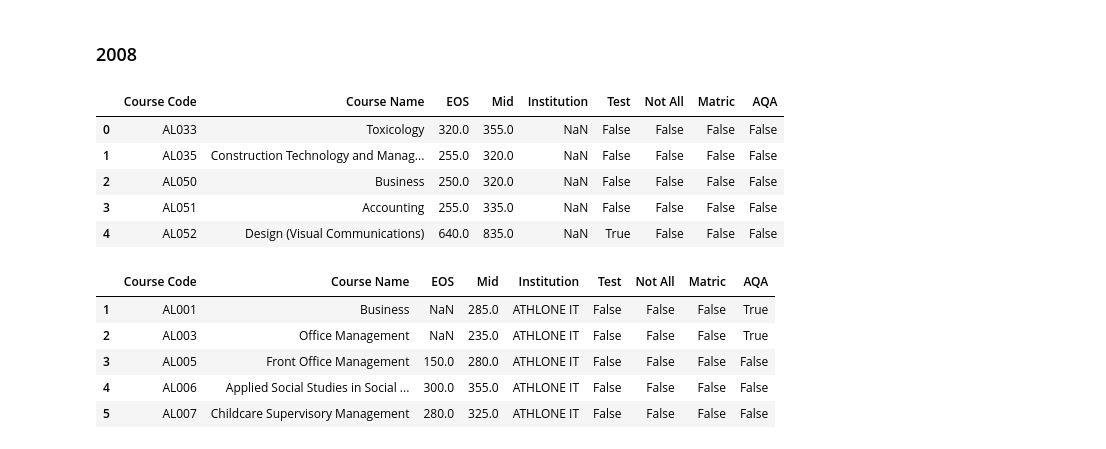
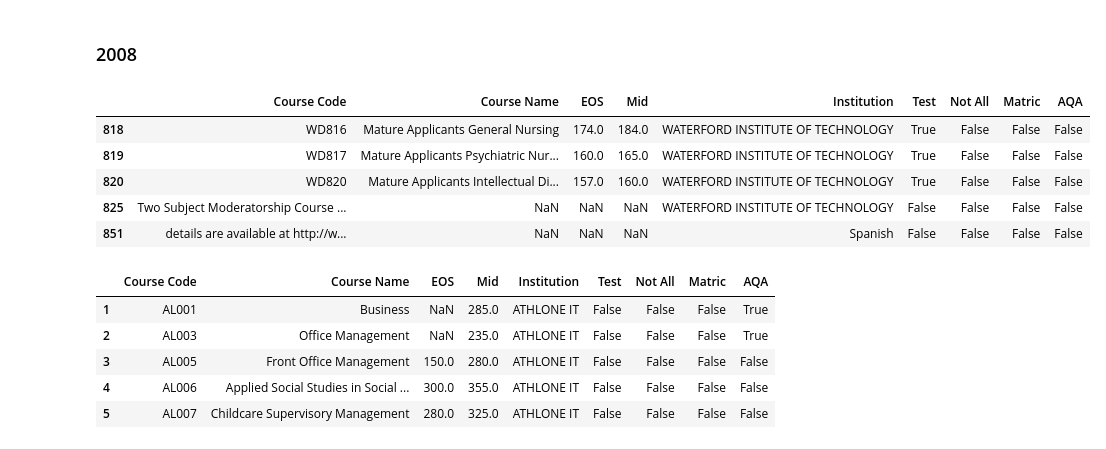
Before and after one commit to fod/fundamentals-data-analysis, a Jupyter notebook: cao.ipynb, the cells around one changed output. Cells and saved outputs as stored; diff of their text form; code cells hidden in the pictures.

Commit message:
parse one page of broad sheet tables - cao(2007)

```diff
--- a/cao.ipynb
+++ b/cao.ipynb
@@ -295,7 +295,7 @@ The 2019 points data is held in two PDF files, one for level 8 courses and one f
 # %%
 def read_cao_pdf(pdf_path, header_row=None, splitfirst=False, table_num=0, drop_col=None, merge_drop=None):
 
-    df = read_pdf(pdf_path, pages='all', multiple_tables=True)[table_num]
+    df = read_pdf(pdf_path, pages='all', multiple_tables=False)[table_num]
 
     # 2016 data has a ghost column
     if drop_col is not None:
@@ -698,16 +698,16 @@ df76_09.head()
 # %%
 # read the level 8 pdf, extracting tables into a single dataframe
 pdf_path = os.path.join(data_dir, "cao_2008_lvl8.pdf")
 df8_08 = read_cao_pdf(pdf_path, header_row=27)
 
-df8_08.head()
+df8_08.tail()
 # %% [output]
 |  | Course Code | Course Name | EOS | Mid | Institution | Test | Not All | Matric | AQA |
-| 0 | AL033 | Toxicology | 320.0 | 355.0 | NaN | False | False | False | False |
-| 1 | AL035 | Construction Technology and Manag... | 255.0 | 320.0 | NaN | False | False | False | False |
-| 2 | AL050 | Business | 250.0 | 320.0 | NaN | False | False | False | False |
-| 3 | AL051 | Accounting | 255.0 | 335.0 | NaN | False | False | False | False |
-| 4 | AL052 | Design (Visual Communications) | 640.0 | 835.0 | NaN | True | False | False | False |
+| 818 | WD816 | Mature Applicants General Nursing | 174.0 | 184.0 | WATERFORD INSTITUTE OF TECHNOLOGY | True | False | False | False |
+| 819 | WD817 | Mature Applicants Psychiatric Nur... | 160.0 | 165.0 | WATERFORD INSTITUTE OF TECHNOLOGY | True | False | False | False |
+| 820 | WD820 | Mature Applicants Intellectual Di... | 157.0 | 160.0 | WATERFORD INSTITUTE OF TECHNOLOGY | True | False | False | False |
+| 825 | Two Subject Moderatorship Course ... | NaN | NaN | NaN | WATERFORD INSTITUTE OF TECHNOLOGY | False | False | False | False |
+| 851 | details are available at http://w... | NaN | NaN | NaN | Spanish | False | False | False | False |
 # %%
 # read the level 76 pdf, extracting tables into a single dataframe
 pdf_path = os.path.join(data_dir, "cao_2008_lvl76.pdf")
```
Also changed, not shown: parts of 17 cells of this notebook.
